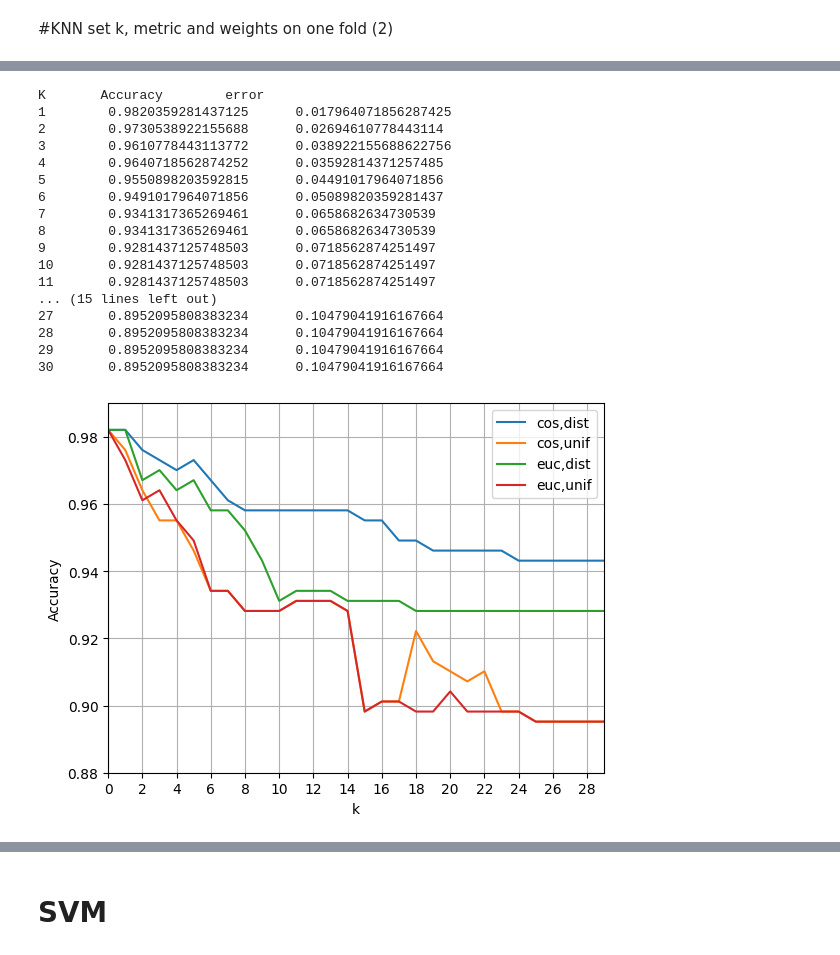
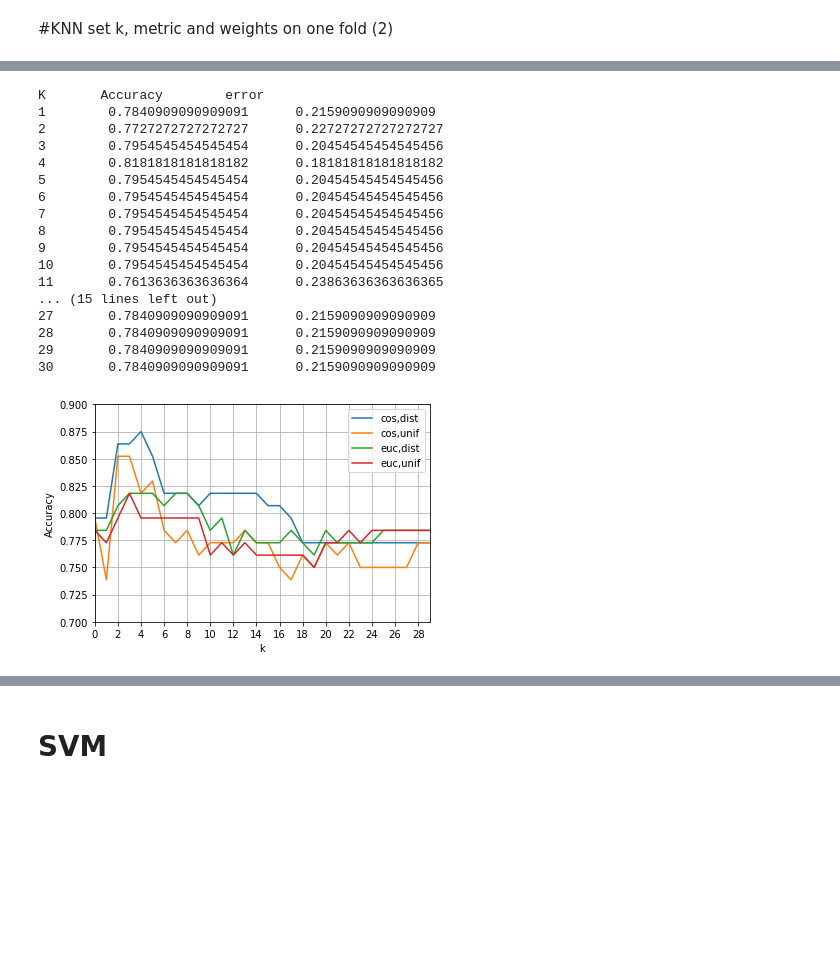
Before and after one commit to networkbiolab/microbia_interaction, a Jupyter notebook: ML_models/ML.ipynb, the cells around one changed output, grey strips where cells are left out. Saved outputs shown, nothing was run; the diff lists cells and outputs as text; code cells hidden in the pictures; blank space fills up the shorter version.

```diff
--- a/ML_models/ML.ipynb
+++ b/ML_models/ML.ipynb
@@ -46,0 +48,7 @@ error =  np.zeros((4, 31))
+# %%
+all_data = pd.read_csv("/home/clau/Escritorio/microbia_interaction-main/kmeans/metodo4/all_data.tsv", sep="\s+")
+tenpercent = all_data.sample(frac=0.1, replace=False, random_state=8).reset_index(drop=True)
+print(len(tenpercent))
+X = tenpercent.iloc [:, 1:6282].values
+y = tenpercent.iloc[:, 0].values
+print(y)
@@ -47,9 +65,9 @@ error =  np.zeros((4, 31))
 # %%
-#F2 test, cosine, weighted by distance
-X=testF2.iloc [:, 1:6282].values
-y=testF2.iloc[:, 0].values
-#50% of examples to test
-X_train, X_test, y_train, y_test = train_test_split(X,y,test_size=0.5,random_state=1)
+#ten percent of data, cosine, weighted by distance
+#33% of examples to test
+
+
+X_train, X_test, y_train, y_test = train_test_split(X,y,test_size=0.33,random_state=1)
 
 
 print("K\tAccuracy\terror")
@@ -144,5 +162,5 @@ K       Accuracy        error
 # %%
-#F2 test, euclidean, uniform weight
+#F test, euclidean, uniform weight
 
 print("K\tAccuracy\terror")
 for k in range(1,31):
@@ -155,41 +173,41 @@ for k in range(1,31):
     print(k,"\t",accuracy[3,k], "\t", error[3,k])
 # %% [output]
 K       Accuracy        error
-1        0.9820359281437125      0.017964071856287425
-2        0.9730538922155688      0.02694610778443114
-3        0.9610778443113772      0.038922155688622756
-4        0.9640718562874252      0.03592814371257485
-5        0.9550898203592815      0.04491017964071856
-6        0.9491017964071856      0.05089820359281437
-7        0.9341317365269461      0.0658682634730539
-8        0.9341317365269461      0.0658682634730539
-9        0.9281437125748503      0.0718562874251497
-10       0.9281437125748503      0.0718562874251497
-11       0.9281437125748503      0.0718562874251497
+1        0.7840909090909091      0.2159090909090909
+2        0.7727272727272727      0.22727272727272727
+3        0.7954545454545454      0.20454545454545456
+4        0.8181818181818182      0.18181818181818182
+5        0.7954545454545454      0.20454545454545456
+6        0.7954545454545454      0.20454545454545456
+7        0.7954545454545454      0.20454545454545456
+8        0.7954545454545454      0.20454545454545456
+9        0.7954545454545454      0.20454545454545456
+10       0.7954545454545454      0.20454545454545456
+11       0.7613636363636364      0.23863636363636365
 ... (15 lines left out)
-27       0.8952095808383234      0.10479041916167664
-28       0.8952095808383234      0.10479041916167664
-29       0.8952095808383234      0.10479041916167664
-30       0.8952095808383234      0.10479041916167664
+27       0.7840909090909091      0.2159090909090909
+28       0.7840909090909091      0.2159090909090909
+29       0.7840909090909091      0.2159090909090909
+30       0.7840909090909091      0.2159090909090909
 # %%
 # accuracy[0][0] = accuracy[0][1]
 # accuracy[1][0] = accuracy[1][1]
 # accuracy[2][0] = accuracy[2][1]
 # accuracy[3][0] = accuracy[3][1]
 plt.plot(accuracy[0],label='cos,dist')
 plt.plot(accuracy[1],label='cos,unif')
 plt.plot(accuracy[2],label='euc,dist')
 plt.plot(accuracy[3],label='euc,unif')
-plt.axis([1, 30, 0.88, 0.99])
+plt.axis([1, 30, 0.7, 0.9])
 x_ax = np.arange(1, 30, 2)
 my_xticks = np.arange(0, 30, 2)
 plt.xticks(x_ax, my_xticks)
 plt.xlabel("k")
 plt.ylabel("Accuracy")
 plt.grid()
 plt.legend()
 plt.savefig("setK",dpi=300);
 plt.show()
 # %% [output]
-[figure, old version]
+[figure, new version]
 # %%
```
Also changed, not shown: parts of 18 cells of this notebook, 3 other files.
